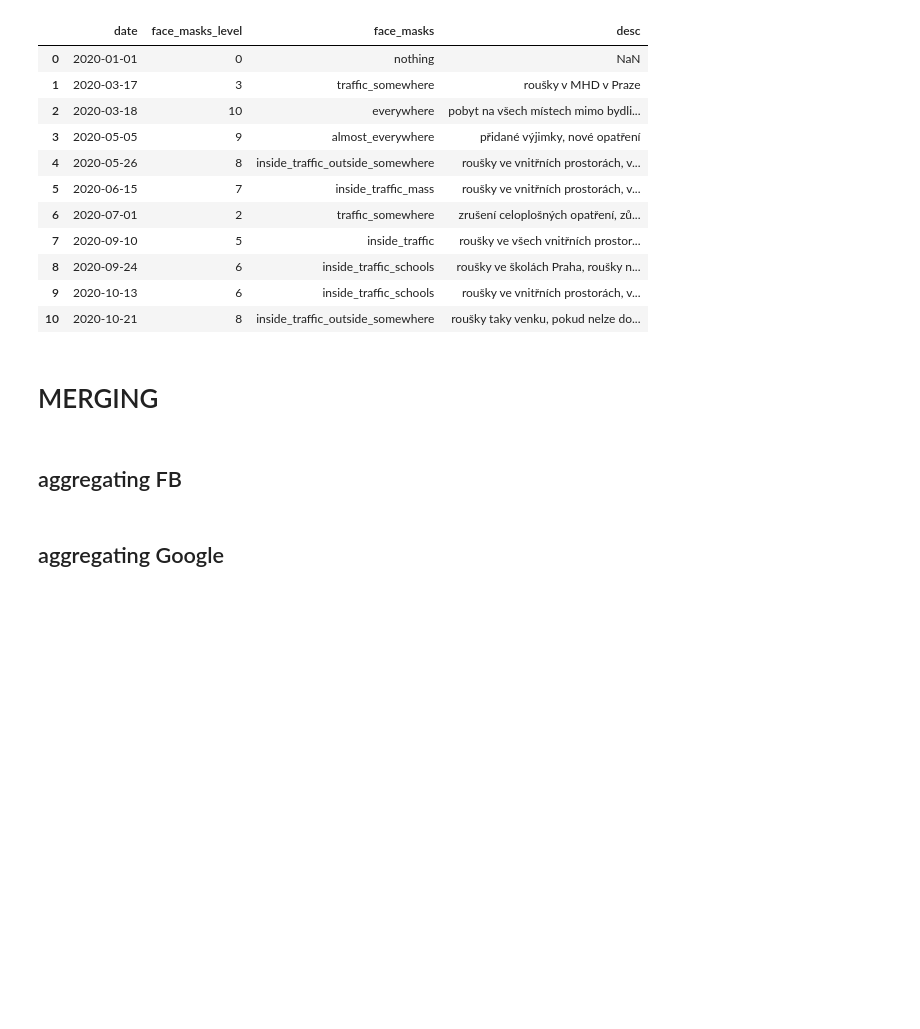
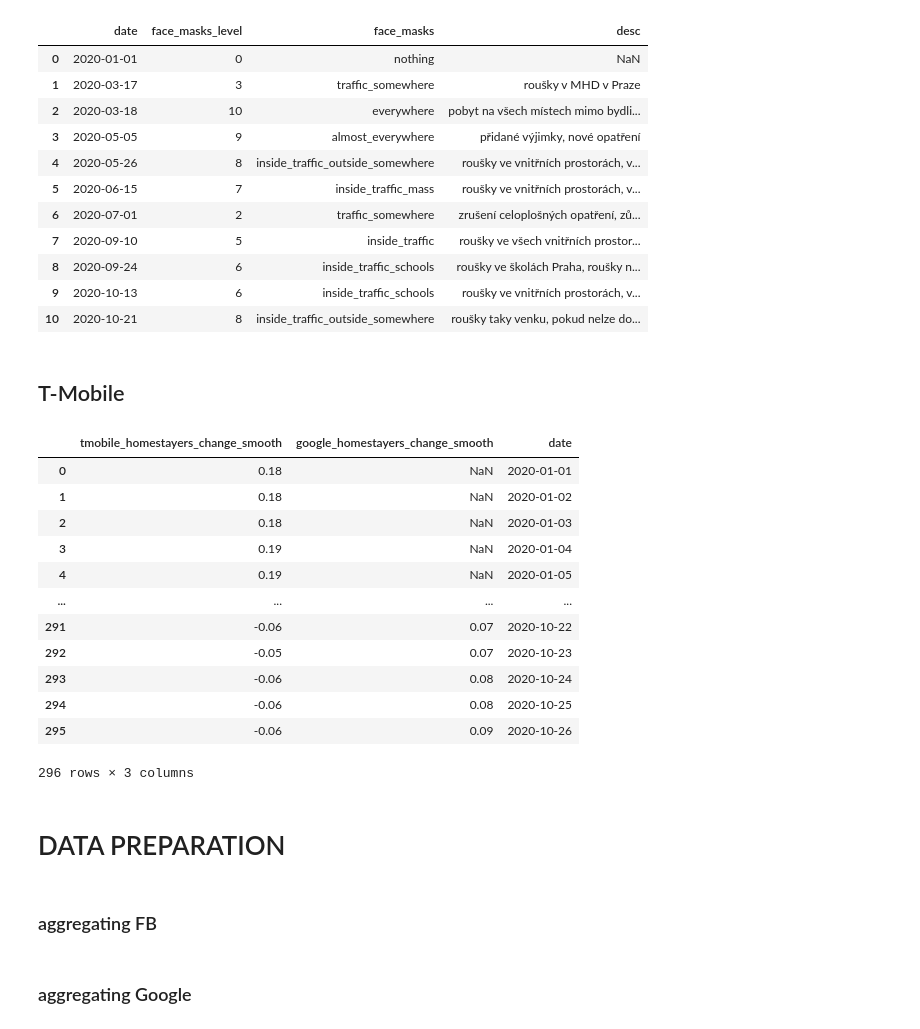
Before and after one commit to vojtechherrmann/2020EpidemiologicModelCZ, a Jupyter notebook: data/Data Load.ipynb, the cells around one changed output. Saved outputs shown, nothing was run; the diff lists cells and outputs as text; code cells hidden in the pictures; blank space fills up the shorter version.

```diff
--- a/data/Data Load.ipynb
+++ b/data/Data Load.ipynb
@@ -138,16 +147,42 @@ MU
 | 8 | 2020-09-24 | 6 | inside_traffic_schools | roušky ve školách Praha, roušky n... |
 | 9 | 2020-10-13 | 6 | inside_traffic_schools | roušky ve vnitřních prostorách, v... |
 | 10 | 2020-10-21 | 8 | inside_traffic_outside_somewhere | roušky taky venku, pokud nelze do... |
-# %% [markdown]
-# MERGING
+# %% [markdown]
+## T-Mobile
+# %%
+TMobile = pd.read_csv("TMobile.csv")
+TMobile['date'] = TMobile['Datum'].apply(lambda x: datetime.strptime(x, '%d. %m. %Y'))
+TMobile = TMobile.drop('Datum', axis=1)
+TMobile.rename(
+    columns={
+        'Změna nevyjíždějících klouzavý průměr 30': 'tmobile_homestayers_change_smooth',
+        'Změna Google obytné budovy klouzavý průměr 30': 'google_homestayers_change_smooth'
+    }, inplace=True)
+TMobile
+# %% [output]
+|  | tmobile_homestayers_change_smooth | google_homestayers_change_smooth | date |
+| 0 | 0.18 | NaN | 2020-01-01 |
+| 1 | 0.18 | NaN | 2020-01-02 |
+| 2 | 0.18 | NaN | 2020-01-03 |
+| 3 | 0.19 | NaN | 2020-01-04 |
+| 4 | 0.19 | NaN | 2020-01-05 |
+| ... | ... | ... | ... |
+| 291 | -0.06 | 0.07 | 2020-10-22 |
+| 292 | -0.05 | 0.07 | 2020-10-23 |
+| 293 | -0.06 | 0.08 | 2020-10-24 |
+| 294 | -0.06 | 0.08 | 2020-10-25 |
+| 295 | -0.06 | 0.09 | 2020-10-26 |
+296 rows × 3 columns
+# %% [markdown]
+# DATA PREPARATION
 # %% [markdown]
-## aggregating FB
+### aggregating FB
 # %%
 FBg = FB.groupby('ds').agg({"all_day_bing_tiles_visited_count_change": sum, "all_day_single_tile_users": sum, "inhabitans": sum})
 FBg["all_day_bing_tiles_visited_relative_change"] = FBg["all_day_bing_tiles_visited_count_change"]/FBg["inhabitans"]
 FBg["all_day_ratio_single_tile_users"] = FBg["all_day_single_tile_users"]/FBg["inhabitans"]
 # %% [markdown]
-## aggregating Google
+### aggregating Google
 # %%
 GOg = GO.set_index('date', inplace=False)
 GOg = GOg[GOg.sub_region_1.isna()][[
```
Also changed, not shown: parts of 16 cells of this notebook, 3 other files.
